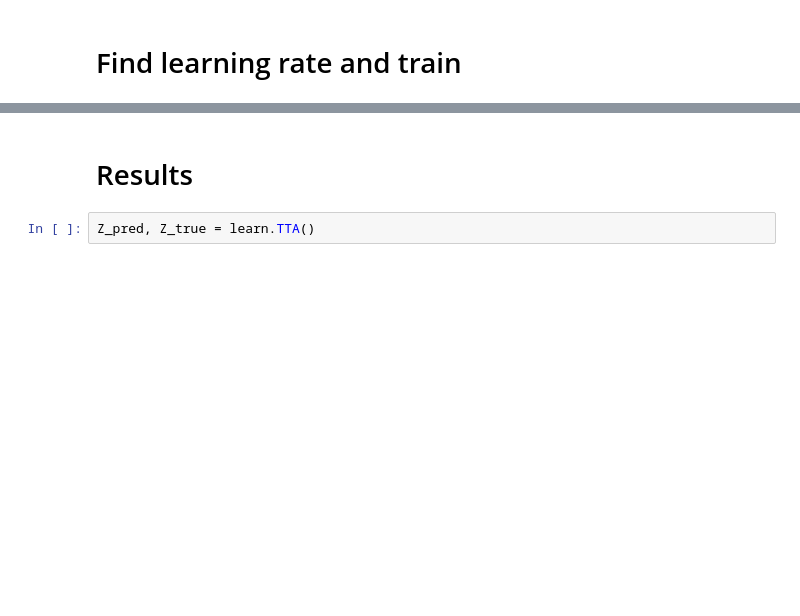
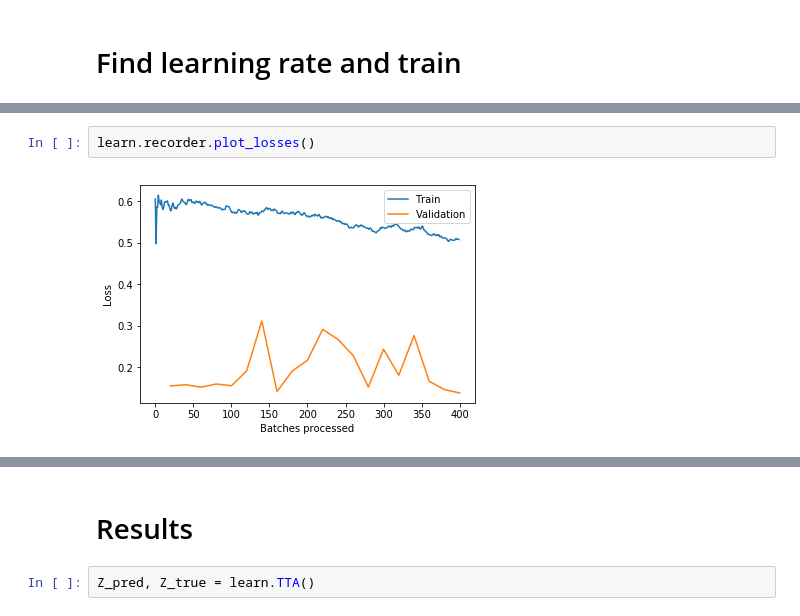
Before and after one commit to jwuphysics/convnet-demo, a Jupyter notebook: notebook/Metallicity prediction demo.ipynb, the cells around one changed output, grey strips where cells are left out. Cells and saved outputs as stored; diff of their text form; blank space fills up the shorter version.

```diff
--- a/notebook/Metallicity prediction demo.ipynb
+++ b/notebook/Metallicity prediction demo.ipynb
@@ -88,0 +129,4 @@ LR Finder is complete, type {learner_name}.recorder.plot() to see the graph.
+# %%
+learn.recorder.plot_losses()
+# %% [output]
+[figure, added]
```
Also changed, not shown: parts of 17 cells of this notebook, 1 other file.
